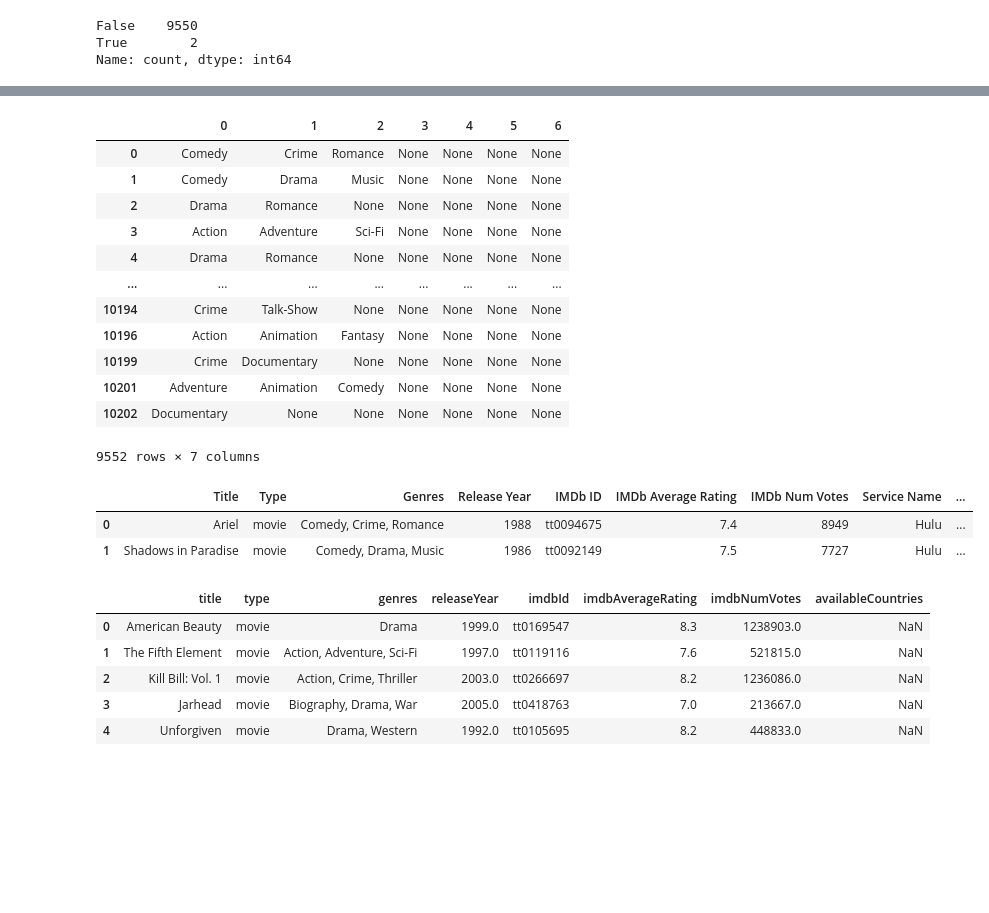
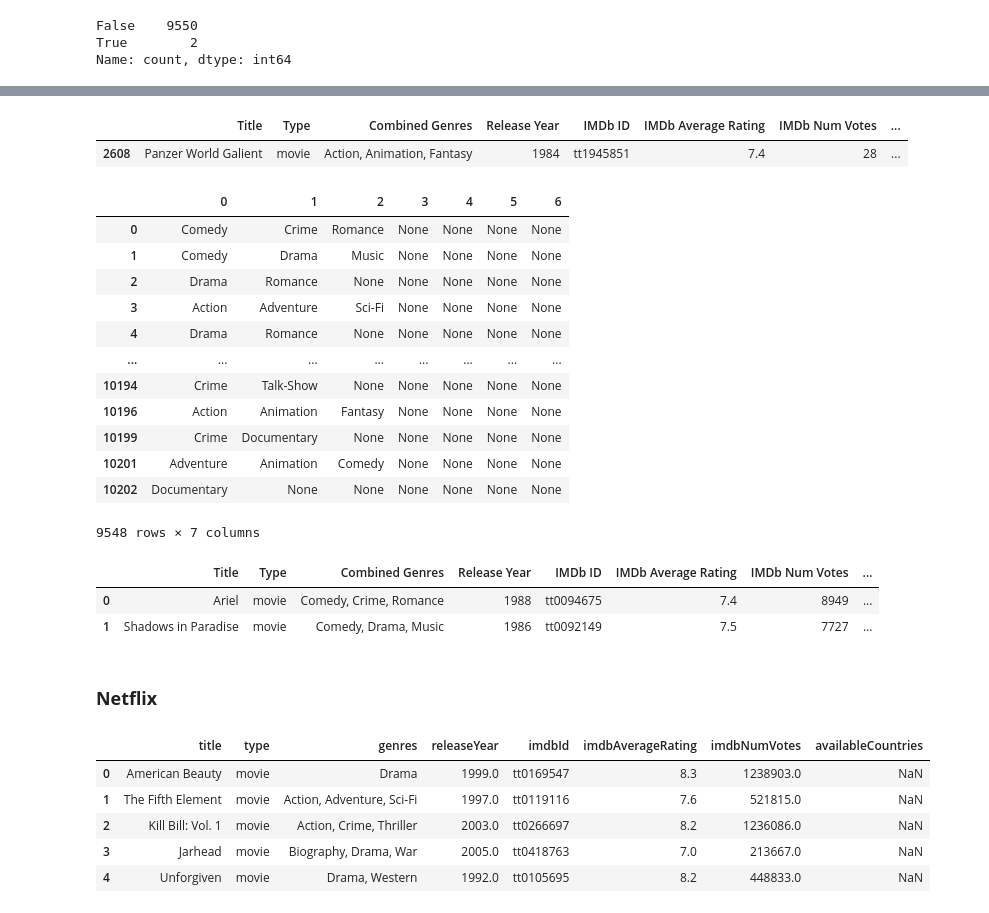
Before and after one commit to rkynhoff/Streaming_Service_Comparisons, a Jupyter notebook: STRM_SERV_COMP_V1.ipynb, the cells around one changed output, grey strips where cells are left out. Drawn from its saved outputs; the diff is of its cells as text; code cells hidden in the pictures; blank space fills up the shorter version.

```diff
--- a/STRM_SERV_COMP_V1.ipynb
+++ b/STRM_SERV_COMP_V1.ipynb
@@ -268,7 +292,7 @@ imdbNumVotes           int64
 dtype: object
 # %%
 # Rename Columns
-hulu.rename(columns={"title":"Title","type":"Type","genres":"Genres","releaseYear":"Release Year","imdbId":"IMDb ID","imdbAverageRating":"IMDb Average Rating","imdbNumVotes":"IMDb Num Votes"},inplace = True)
+hulu.rename(columns={"title":"Title","type":"Type","genres":"Combined Genres","releaseYear":"Release Year","imdbId":"IMDb ID","imdbAverageRating":"IMDb Average Rating","imdbNumVotes":"IMDb Num Votes"},inplace = True)
 # Add column that identifies the streaming service
 hulu["Service Name"] = "Hulu"
 hulu.columns
@@ -320,6 +356,13 @@ hulu.drop_duplicates()
+# %%
+hulu = hulu.drop_duplicates(subset=["IMDb ID","Title","Release Year"], keep="first")
+rows = hulu[hulu["Title"] == "Panzer World Galient"]
+display(rows)
+# %% [output]
+|  | Title | Type | Combined Genres | Release Year | IMDb ID | IMDb Average Rating | IMDb Num Votes | ... |
+| 2608 | Panzer World Galient | movie | Action, Animation, Fantasy | 1984 | tt1945851 | 7.4 | 28 | ... |
 # %%
 #Obtain max number of elements in the Genres column
-hulu["Genres"].str.split(", ",expand=True)
+hulu["Combined Genres"].str.split(", ",expand=True)
 # %% [output]
 |  | 0 | 1 | 2 | 3 | 4 | 5 | 6 |
 | 0 | Comedy | Crime | Romance | None | None | None | None |
@@ -333,16 +376,18 @@ hulu["Genres"].str.split(", ",expand=True)
 | 10199 | Crime | Documentary | None | None | None | None | None |
 | 10201 | Adventure | Animation | Comedy | None | None | None | None |
 | 10202 | Documentary | None | None | None | None | None | None |
-9552 rows × 7 columns
+9548 rows × 7 columns
 # %%
 # Split the elements in the Genres column while creating new columns for the max number
-hulu[["Genre 1","Genre 2","Genre 3","Genre 4","Genre 5","Genre 6","Genre 7"]] = hulu["Genres"].str.split(',',expand=True)
+hulu[["Genre 1","Genre 2","Genre 3","Genre 4","Genre 5","Genre 6","Genre 7"]] = hulu["Combined Genres"].str.split(',',expand=True)
 
 hulu.head(2)
 # %% [output]
-|  | Title | Type | Genres | Release Year | IMDb ID | IMDb Average Rating | IMDb Num Votes | Service Name | ... |
-| 0 | Ariel | movie | Comedy, Crime, Romance | 1988 | tt0094675 | 7.4 | 8949 | Hulu | ... |
-| 1 | Shadows in Paradise | movie | Comedy, Drama, Music | 1986 | tt0092149 | 7.5 | 7727 | Hulu | ... |
+|  | Title | Type | Combined Genres | Release Year | IMDb ID | IMDb Average Rating | IMDb Num Votes | ... |
+| 0 | Ariel | movie | Comedy, Crime, Romance | 1988 | tt0094675 | 7.4 | 8949 | ... |
+| 1 | Shadows in Paradise | movie | Comedy, Drama, Music | 1986 | tt0092149 | 7.5 | 7727 | ... |
+# %% [markdown]
+### **Netflix**
 # %%
 # View top 5 rows in the netflix df
 netflix.head()
```
Also changed, not shown: parts of 40 cells of this notebook.
